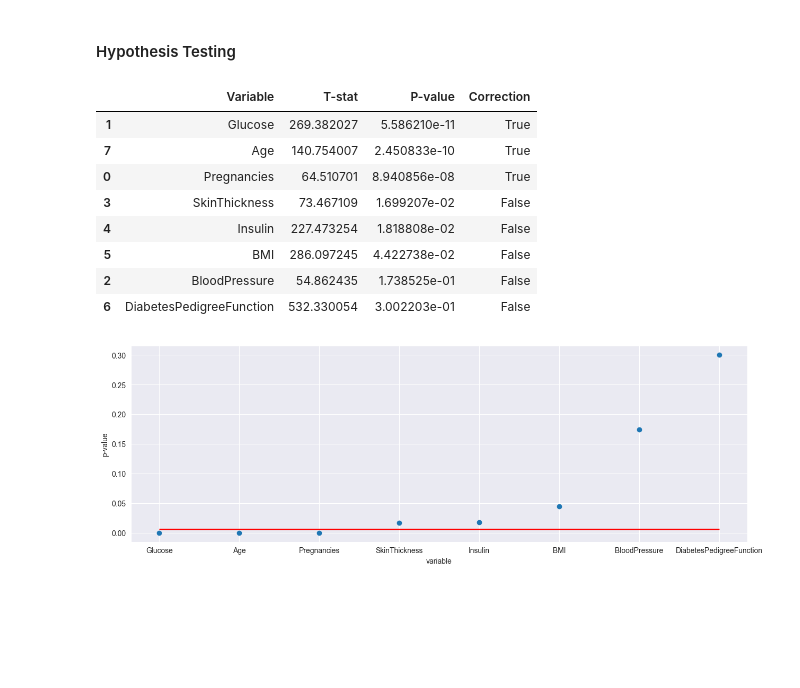
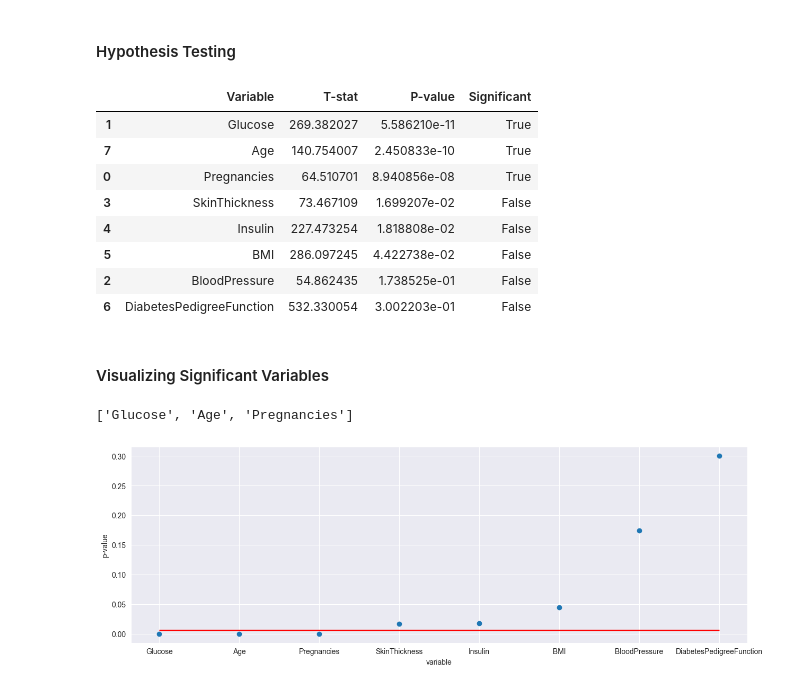
Before and after one commit to grudzinskio/DiabetesPrediction, a Jupyter notebook: FinalNotebook.ipynb, the cells around one changed output. Saved outputs shown, nothing was run; the diff lists cells and outputs as text; code cells hidden in the pictures; blank space fills up the shorter version.

```diff
--- a/FinalNotebook.ipynb
+++ b/FinalNotebook.ipynb
@@ -132,0 +135,4 @@ df.describe()
+# %%
+for column in features:
+    num_zeros = (df[column] == 0).sum()
+    print(f"Number of 0s in '{column}': {num_zeros}")
@@ -191,46 +215,47 @@ plt.show()
 # %%
 from scipy import stats
 import numpy as np
 import pandas as pd
 
-df = pd.read_csv("data/diabetes.csv")
+target = df["Outcome"]
+features = df.columns.drop("Outcome")
+n_samples = len(df)
 
-Outcome = df["Outcome"]
+alpha = 0.05
+num_tests = len(features)
+threshold = alpha/num_tests #Bonferroni Correction
 
-columns_list = ["Pregnancies", "Glucose", "BloodPressure", "SkinThickness","Insulin", "BMI", "DiabetesPedigreeFunction", "Age"]
-Correction = True
-length3 = len(df)
-count = 0
-threshold = (0.05)/8
-ColumnsLength = len(df.columns)
+
 Dict = {}
 var = []
 pval = []
-Dict = {"Variable":[], "T-stat": [], "P-value": [], "Correction":[]}
-for variable in columns_list:
+Dict = {"Variable":[], "T-stat": [], "P-value": [], "Significant":[]}
+count = 0
+for variable in features:
         samples_by_group = []
         for value in set(df[variable]):
             mask = df[variable] == value
             samples_by_group.append(df['Outcome'][mask])
         kstat, Kp = stats.kruskal(*samples_by_group)
-        if(Kp < ((threshold)/length3)):
-            Correction = True
-        elif(Kp > ((threshold)/length3)):
-            Correction = False
+        significant = True
+        if(Kp < ((threshold)/n_samples)):
+            significant = True
+        elif(Kp > ((threshold)/n_samples)):
+            significant = False
         Dict["T-stat"].append(kstat)
         Dict["P-value"].append(Kp)
         pval.append(Kp)
         var.append(variable)
-        Dict["Correction"].append(Correction)
+        Dict["Significant"].append(significant)
         Dict["Variable"].append(variable)
 
 table = pd.DataFrame(Dict)
 
 sorted_df = table.sort_values(by=['P-value'], ascending=True)
 
 sorted_df.head(10)
 # %% [output]
-|  | Variable | T-stat | P-value | Correction |
+|  | Variable | T-stat | P-value | Significant |
 | 1 | Glucose | 269.382027 | 5.586210e-11 | True |
 | 7 | Age | 140.754007 | 2.450833e-10 | True |
 | 0 | Pregnancies | 64.510701 | 8.940856e-08 | True |
@@ -239,6 +264,13 @@ sorted_df.head(10)
 | 5 | BMI | 286.097245 | 4.422738e-02 | False |
 | 2 | BloodPressure | 54.862435 | 1.738525e-01 | False |
 | 6 | DiabetesPedigreeFunction | 532.330054 | 3.002203e-01 | False |
+# %% [markdown]
+#### Visualizing Significant Variables
+# %%
+significant_variables = sorted_df[sorted_df["Significant"] == True]["Variable"].tolist()
+significant_variables
+# %% [output]
+['Glucose', 'Age', 'Pregnancies']
 # %%
 import matplotlib.pyplot as plt
 import numpy as np
```
Also changed, not shown: parts of 15 cells of this notebook.
